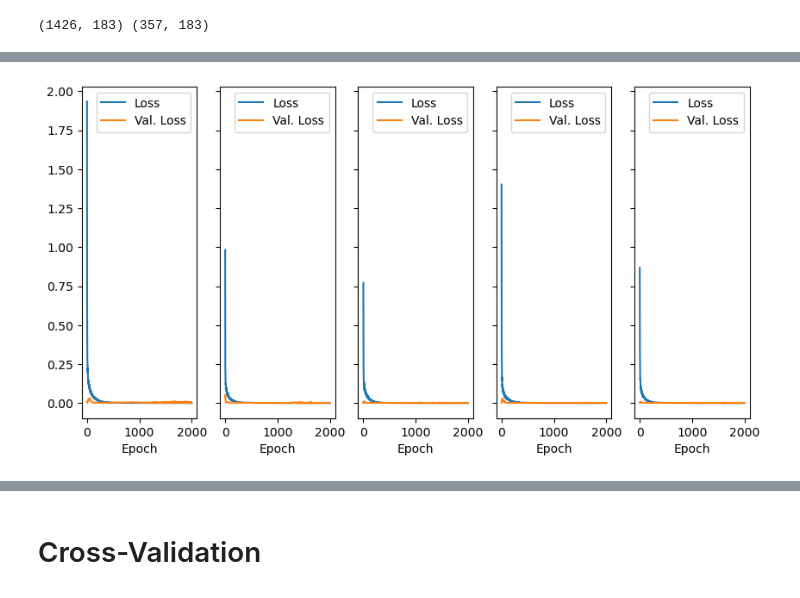
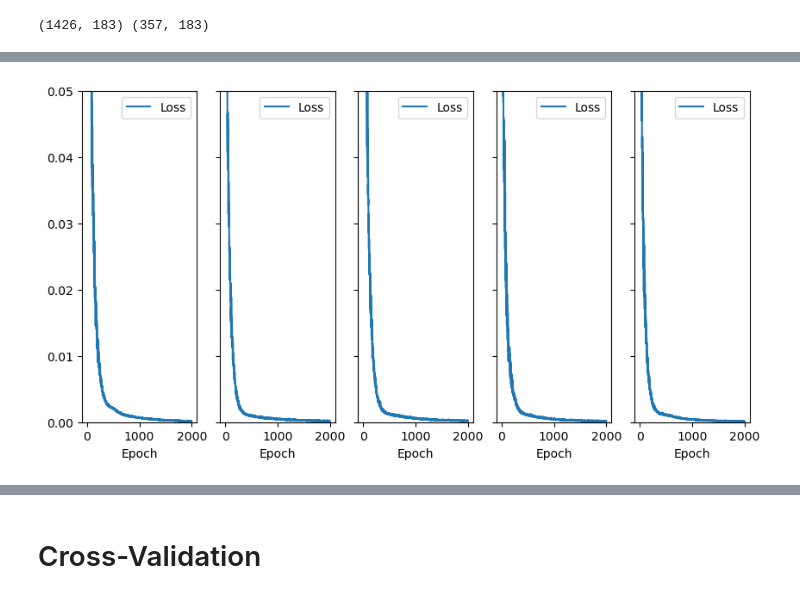
Before and after one commit to denyskononenko/smcp, a Jupyter notebook: backend/ml/model.ipynb, the cells around one changed output, grey strips where cells are left out. Saved outputs shown, nothing was run; the diff lists cells and outputs as text; code cells hidden in the pictures.

```diff
--- a/backend/ml/model.ipynb
+++ b/backend/ml/model.ipynb
@@ -76,7 +76,7 @@ class EnsembleSklearnModel:
 dataset_path = f'{__notebook_path__}/envs_r4_f0.1_Hopt'
 
 store_model_path = f'{__notebook_path__}/model'
-t_threshold = 0.2 # transfer integral threshold in eV
+t_threshold = 0.35 # transfer integral threshold in eV
 
 dataset_pd = Dataset(dataset_path).items
 dataset_pd = dataset_pd.sort_values('hval') # sort by the hopping value
@@ -164,18 +164,20 @@ def plot_history(histories, save=False):
             ax.plot(histories[i].history['val_loss'], label='Val. Loss')
         ax.legend()
         ax.set_xlabel('Epoch')
+        ax.set_ylim([0, 0.05])
     plt.show()
 
     for i in range(len(histories)):
         end_to_end_epoch_indx += [_ for _ in range(len(histories[i].history['loss']))]
         end_to_end_loss += histories[i].history['loss']
-        end_to_end_val_loss += histories[i].history['val_loss']
+        if 'val_loss' in histories[i].history:
+            end_to_end_val_loss += histories[i].history['val_loss']
 
     last_loss = [_.history['loss'][-1] for _ in histories]
 
     time_stamp = make_timestamp()
     header = 'Epoch, Loss, Val. Loss'
-    data = np.column_stack((end_to_end_epoch_indx, end_to_end_loss, end_to_end_val_loss))
+    data = np.column_stack((end_to_end_epoch_indx, end_to_end_loss))
 
     if save:
         np.savetxt(f'eval_results/history_{EPOCHS}_epoch_{N_ESTIMATORS}_estimators.csv', data, fmt='%s', delimiter=',', header=header)
@@ -247,7 +249,7 @@ def make_ann():
     x = apply_bn_and_dropout(x)
     x = layers.Dense(16, activation='relu')(x)
     x = apply_bn_and_dropout(x)
-    out = layers.Dense(1, name="affinity")(x)
+    out = layers.Dense(1, name="t")(x)
     ann = keras.Model(input, out, name="t_predictor")
     ann.summary()
     return ann
@@ -307,7 +309,7 @@ print(X_train.shape, X_test.shape)
 # %% [output]
 (1426, 183) (357, 183)
 # %%
-meta_ann = EnsembleANN(X_train, Y_train, n_estimators=50)
+meta_ann = EnsembleANN(X_train, Y_train, n_estimators=100)
 meta_ann.train_ensamble()
 # %% [output]
 Model: "t_predictor"
@@ -348,5 +332,5 @@ _________________________________________________________________
 # %%
-plot_history(meta_ann.histories, save=True)
+plot_history(meta_ann.histories, save=False)
 # %% [output]
-[figure, old version]
+[figure, new version]
 # %%
```
Also changed, not shown: parts of 16 cells of this notebook.
